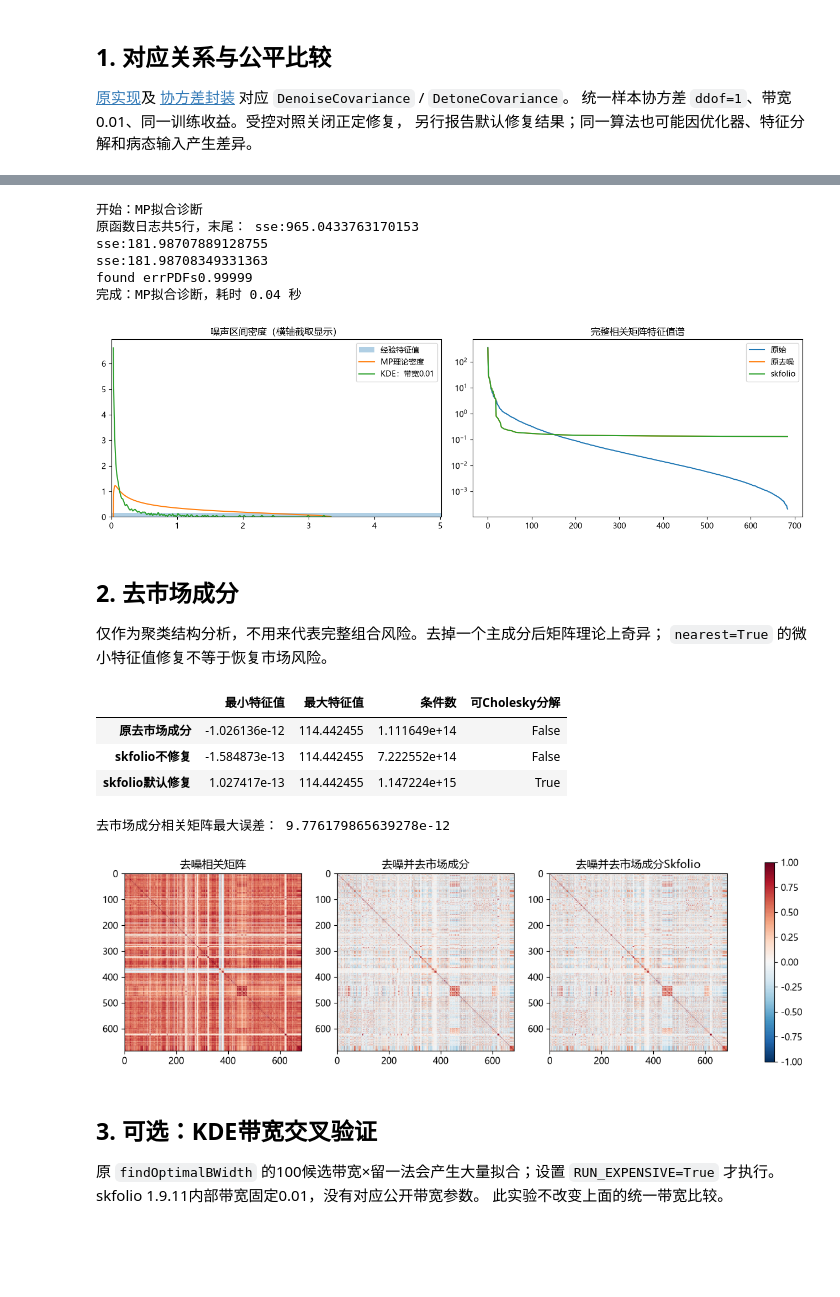
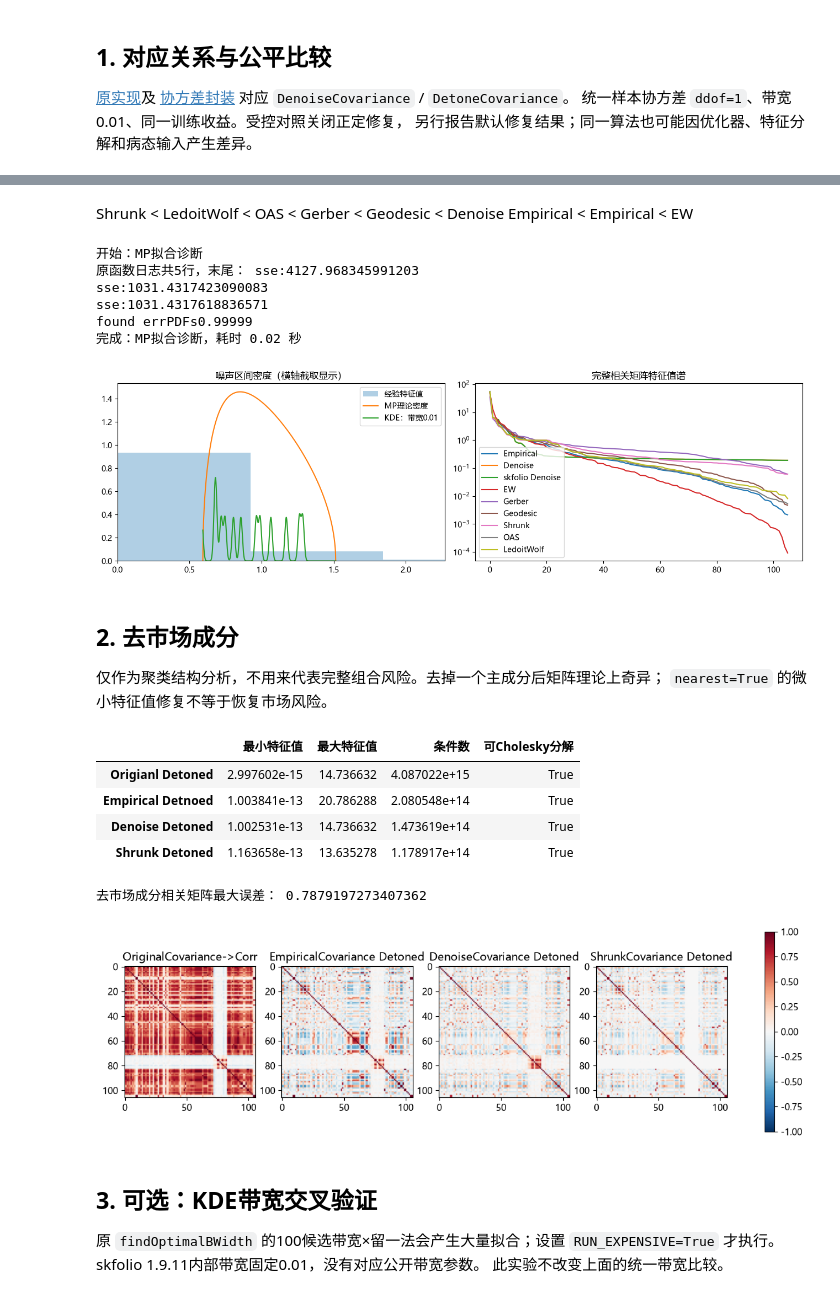
Before and after one commit to wang-jinghui/ML4AM, a Jupyter notebook: ch2_denoising_and_detoning.ipynb, the cells around one changed output, grey strips where cells are left out. Saved outputs shown, nothing was run; the diff lists cells and outputs as text; code cells hidden in the pictures; blank space fills up the shorter version.

```diff
--- a/ch2_denoising_and_detoning.ipynb
+++ b/ch2_denoising_and_detoning.ipynb
@@ -22,7 +22,7 @@ RUN_EXPENSIVE = False
 setup_notebook(SEED)
 # %%
 
-data = load_data(window=1008, train_prices=1000)
+data = load_data(window=2016, train_prices=2000)
 X_train, X_test, assets = data.X_train, data.X_test, data.assets
 display(data.summary())
 # %% [output]
@@ -89,4 +111,6 @@ found errPDFs0.99999
 数值接近： True
+# %% [markdown]
+Shrunk < LedoitWolf < OAS < Gerber < Geodesic < Denoise Empirical < Empirical < EW
 # %%
 corr = original_mp.cov2corr(cov)
 eigenvalues, eigenvectors = original_mp.getPCA(corr)
@@ -103,7 +127,9 @@ axes[0].plot(pdf.index, pdf.values, label='MP理论密度')
 axes[0].plot(kde.index, kde.values, label='KDE：带宽0.01')
 axes[0].set_xlim(0, max_noise*1.5)
 axes[0].set_title('噪声区间密度（横轴截取显示）')
-for name, value in {'原始': cov, '原去噪': old_cov, 'skfolio': new_cov}.items():
+for name, value in {'Empirical': cov, 'Denoise': old_cov, 'skfolio Denoise': empirical_cov,
+                    'EW':ew_cov, 'Gerber': gerber_cov, 'Geodesic': geo_shrunk_cov,
+                    'Shrunk': shrunk_cov, 'OAS': oas_cov, 'LedoitWolf': ledo_cov}.items():
     spectrum = np.linalg.eigvalsh(cov_to_corr(value)[0])[::-1]
     axes[1].plot(spectrum, label=name)
 axes[1].set_yscale('symlog', linthresh=1e-10)
@@ -113,42 +139,55 @@ for axis in axes:
 plt.tight_layout(); plt.show()
 # %% [output]
 开始：MP拟合诊断
-原函数日志共5行，末尾： sse:965.0433763170153
-sse:181.98707889128755
-sse:181.98708349331363
+原函数日志共5行，末尾： sse:4127.968345991203
+sse:1031.4317423090083
+sse:1031.4317618836571
 found errPDFs0.99999
-完成：MP拟合诊断，耗时 0.04 秒
+完成：MP拟合诊断，耗时 0.02 秒
-[figure, old version]
+[figure, new version]
 # %% [markdown]
 ## 2. 去市场成分
 仅作为聚类结构分析，不用来代表完整组合风险。去掉一个主成分后矩阵理论上奇异；
 `nearest=True` 的微小特征值修复不等于恢复市场风险。
 # %%
+from sklearn import covariance
+
 old_corr = original_mp.cov2corr(old_cov)
 values, vectors = original_mp.getPCA(old_corr)
 old_detoned = np.real_if_close(original_mp.detoned_corr(old_corr, values, vectors)).astype(float)
-# 关闭正定修复：nearest=False
-new_detone = DetoneCovariance(covariance_estimator=DenoiseCovariance(
-    covariance_estimator=EmpiricalCovariance(nearest=False), nearest=False),
-    n_markets=1, nearest=False).fit(X_train)
-new_detoned = cov_to_corr(new_detone.covariance_)[0]
-repaired = DetoneCovariance(covariance_estimator=DenoiseCovariance()).fit(X_train)
-display(pd.DataFrame({'原去市场成分': matrix_stats(old_detoned),
-                       'skfolio不修复': matrix_stats(new_detoned),
-                       'skfolio默认修复': matrix_stats(cov_to_corr(repaired.covariance_)[0])}).T.infer_objects())
-print('去市场成分相关矩阵最大误差：', np.max(np.abs(old_detoned-new_detoned)))
-fig, axes = plt.subplots(1, 3, figsize=(15, 4))
-for ax, title, value in zip(axes, ['去噪相关矩阵', '去噪并去市场成分', '去噪并去市场成分Skfolio'], [old_corr, old_detoned, new_detoned]):
+# Detone Empirical Covariance
+empirical_detoned = DetoneCovariance(covariance_estimator=EmpiricalCovariance(),n_markets=1).fit(X_train)
+empirical_detoned_corr = cov_to_corr(empirical_detoned.covariance_)[0]
+# Detone Denoise Covariance
+denoise_detoned = DetoneCovariance(covariance_estimator=DenoiseCovariance(),n_markets=1,).fit(X_train)
+detoned_denoise_corr = cov_to_corr(denoise_detoned.covariance_)[0]
+# Detone Shrunk Covariance
+shrunk_detoned = DetoneCovariance(covariance_estimator=ShrunkCovariance(),n_markets=1).fit(X_train)
+detoned_shrunk_corr = cov_to_corr(shrunk_detoned.covariance_)[0]
+
+display(pd.DataFrame({'Origianl Detoned': matrix_stats(old_detoned),
+                      'Empirical Detnoed': matrix_stats(empirical_detoned_corr),
+                      'Denoise Detoned': matrix_stats(detoned_denoise_corr),
+                      'Shrunk Detoned': matrix_stats(detoned_shrunk_corr)}).T.infer_objects())
+
+print('去市场成分相关矩阵最大误差：', np.max(np.abs(old_detoned-empirical_detoned_corr)))
+fig, axes = plt.subplots(1, 4, figsize=(15, 4))
+for ax, title, value in zip(axes, ['OriginalCovariance->Corr',
+                                   'EmpiricalCovariance Detoned',
+                                   'DenoiseCovariance Detoned',
+                                   'ShrunkCovariance Detoned'],
+                                   [corr, empirical_detoned_corr, detoned_denoise_corr, detoned_shrunk_corr]):
     image = ax.imshow(value, cmap='RdBu_r', vmin=-1, vmax=1)
     ax.set_title(title)
 fig.colorbar(image, ax=axes.tolist()); plt.show()
 # %% [output]
 |  | 最小特征值 | 最大特征值 | 条件数 | 可Cholesky分解 |
-| 原去市场成分 | -1.026136e-12 | 114.442455 | 1.111649e+14 | False |
-| skfolio不修复 | -1.584873e-13 | 114.442455 | 7.222552e+14 | False |
-| skfolio默认修复 | 1.027417e-13 | 114.442455 | 1.147224e+15 | True |
+| Origianl Detoned | 2.997602e-15 | 14.736632 | 4.087022e+15 | True |
+| Empirical Detnoed | 1.003841e-13 | 20.786288 | 2.080548e+14 | True |
+| Denoise Detoned | 1.002531e-13 | 14.736632 | 1.473619e+14 | True |
+| Shrunk Detoned | 1.163658e-13 | 13.635278 | 1.178917e+14 | True |
-去市场成分相关矩阵最大误差： 9.776179865639278e-12
+去市场成分相关矩阵最大误差： 0.7879197273407362
-[figure, old version]
+[figure, new version]
 # %% [markdown]
 ## 3. 可选：KDE带宽交叉验证
 原 `findOptimalBWidth` 的100候选带宽×留一法会产生大量拟合；设置 `RUN_EXPENSIVE=True`
```
Also changed, not shown: parts of 2 cells of this notebook.
